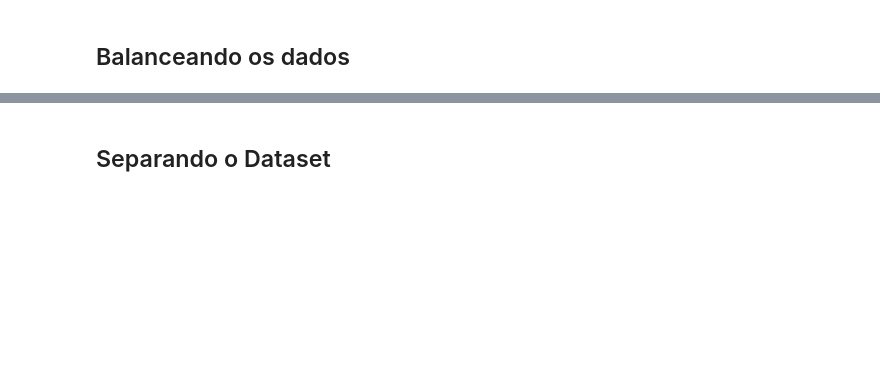
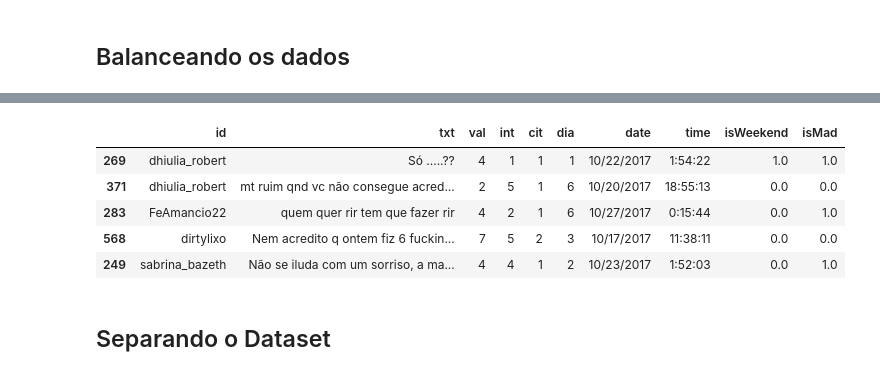
Before and after one commit to tpcyprianos/sentiment-analysis-tweets, a Jupyter notebook: pre_processing.ipynb, the cells around one changed output, grey strips where cells are left out. Cells and saved outputs as stored; diff of their text form; code cells hidden in the pictures; blank space fills up the shorter version.

```diff
--- a/pre_processing.ipynb
+++ b/pre_processing.ipynb
@@ -177,3 +196,12 @@ sns.countplot(x='val', data=dataFrame)
+# %%
+dataset.head()
+# %% [output]
+|  | id | txt | val | int | cit | dia | date | time | isWeekend | isMad |
+| 269 | dhiulia_robert | Só .....?? | 4 | 1 | 1 | 1 | 10/22/2017 | 1:54:22 | 1.0 | 1.0 |
+| 371 | dhiulia_robert | mt ruim qnd vc não consegue acred... | 2 | 5 | 1 | 6 | 10/20/2017 | 18:55:13 | 0.0 | 0.0 |
+| 283 | FeAmancio22 | quem quer rir tem que fazer rir | 4 | 2 | 1 | 6 | 10/27/2017 | 0:15:44 | 0.0 | 1.0 |
+| 568 | dirtylixo | Nem acredito q ontem fiz 6 fuckin... | 7 | 5 | 2 | 3 | 10/17/2017 | 11:38:11 | 0.0 | 0.0 |
+| 249 | sabrina_bazeth | Não se iluda com um sorriso, a ma... | 4 | 4 | 1 | 2 | 10/23/2017 | 1:52:03 | 0.0 | 1.0 |
 # %% [markdown]
 ## Separando o Dataset
 # %%
```
Also changed, not shown: parts of 18 cells of this notebook.
